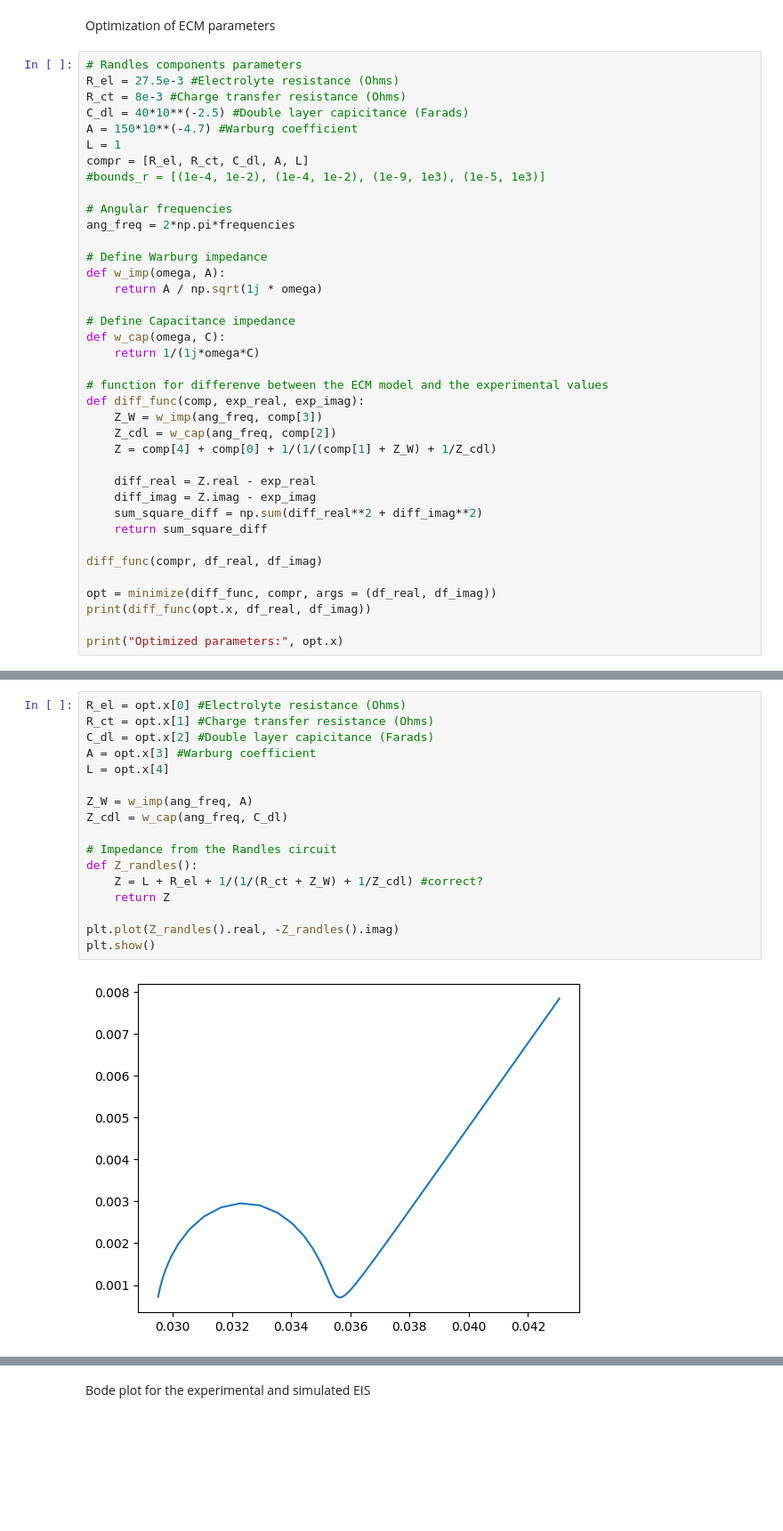
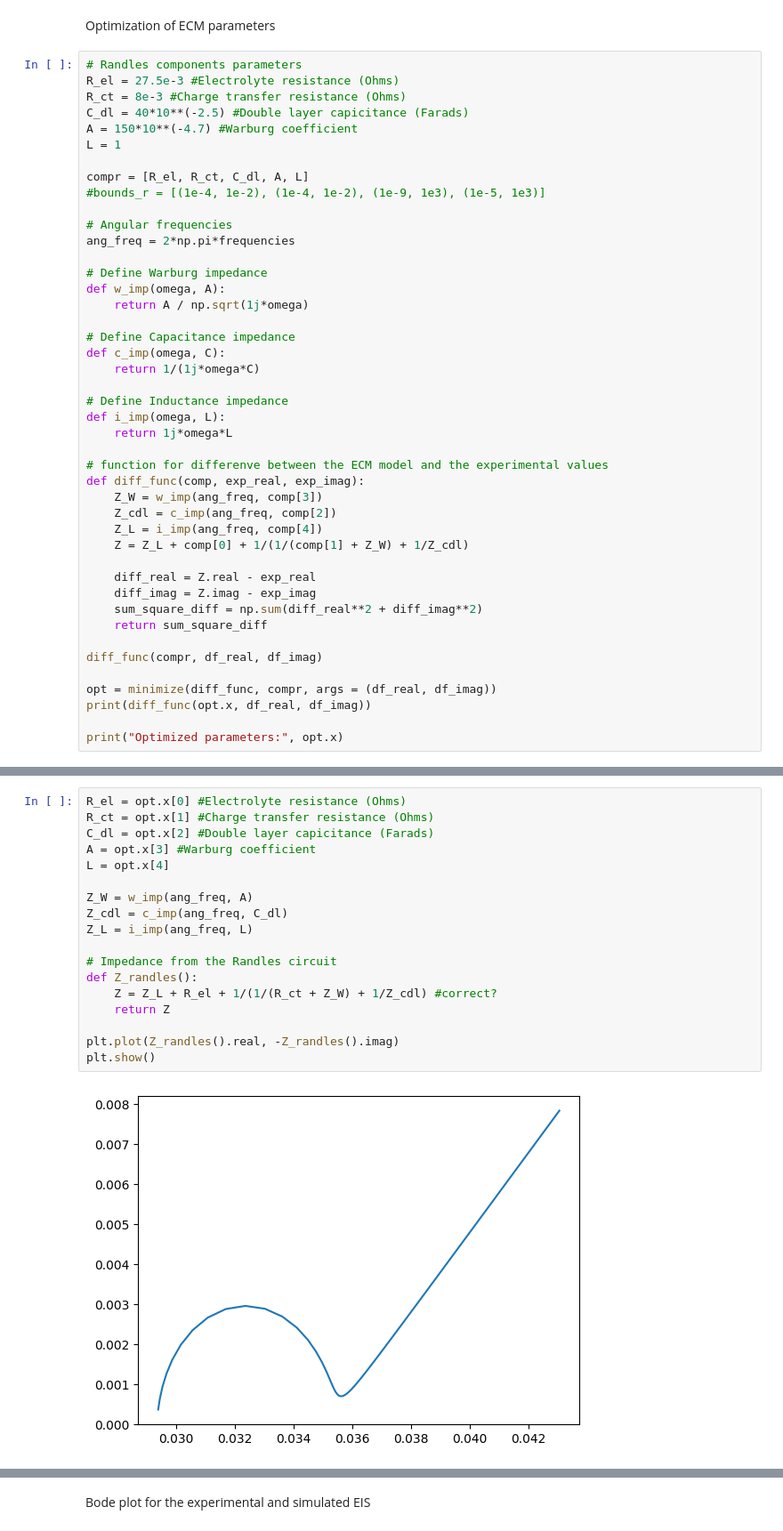
Before and after one commit to samaard2001/EIS-code, a Jupyter notebook: EIS_code.ipynb, the cells around one changed output, grey strips where cells are left out. Shown at 89% size. Drawn from its saved outputs; the diff is of its cells as text; blank space fills up the shorter version.

Commit message:
ECM model to fit experimental with inductance L

```diff
--- a/EIS_code.ipynb
+++ b/EIS_code.ipynb
@@ -417,6 +417,7 @@ R_ct = 8e-3 #Charge transfer resistance (Ohms)
 C_dl = 40*10**(-2.5) #Double layer capicitance (Farads)
 A = 150*10**(-4.7) #Warburg coefficient
 L = 1
+
 compr = [R_el, R_ct, C_dl, A, L]
 #bounds_r = [(1e-4, 1e-2), (1e-4, 1e-2), (1e-9, 1e3), (1e-5, 1e3)]
 
@@ -425,17 +426,22 @@ ang_freq = 2*np.pi*frequencies
 
 # Define Warburg impedance
 def w_imp(omega, A):
-    return A / np.sqrt(1j * omega)
+    return A / np.sqrt(1j*omega)
 
 # Define Capacitance impedance
-def w_cap(omega, C):
+def c_imp(omega, C):
     return 1/(1j*omega*C)
+
+# Define Inductance impedance
+def i_imp(omega, L):
+    return 1j*omega*L
 
 # function for differenve between the ECM model and the experimental values
 def diff_func(comp, exp_real, exp_imag):
     Z_W = w_imp(ang_freq, comp[3])
-    Z_cdl = w_cap(ang_freq, comp[2])
-    Z = comp[4] + comp[0] + 1/(1/(comp[1] + Z_W) + 1/Z_cdl)
+    Z_cdl = c_imp(ang_freq, comp[2])
+    Z_L = i_imp(ang_freq, comp[4])
+    Z = Z_L + comp[0] + 1/(1/(comp[1] + Z_W) + 1/Z_cdl)
 
     diff_real = Z.real - exp_real
     diff_imag = Z.imag - exp_imag
@@ -454,22 +461,23 @@ Optimized parameters: [-0.47153975  0.00581188  0.34485083  0.00277629  0.500960
 # %%
 R_el = opt.x[0] #Electrolyte resistance (Ohms)
 R_ct = opt.x[1] #Charge transfer resistance (Ohms)
 C_dl = opt.x[2] #Double layer capicitance (Farads)
 A = opt.x[3] #Warburg coefficient
 L = opt.x[4]
 
 Z_W = w_imp(ang_freq, A)
-Z_cdl = w_cap(ang_freq, C_dl)
+Z_cdl = c_imp(ang_freq, C_dl)
+Z_L = i_imp(ang_freq, L)
 
 # Impedance from the Randles circuit
 def Z_randles():
-    Z = L + R_el + 1/(1/(R_ct + Z_W) + 1/Z_cdl) #correct?
+    Z = Z_L + R_el + 1/(1/(R_ct + Z_W) + 1/Z_cdl) #correct?
     return Z
 
 plt.plot(Z_randles().real, -Z_randles().imag)
 plt.show()
 # %% [output]
-[figure, old version]
+[figure, new version]
 # %%
 names = ['Experimental', 'Simulation f domain', 'Simulation t domain']
 
```
Also changed, not shown: parts of 6 cells of this notebook.
